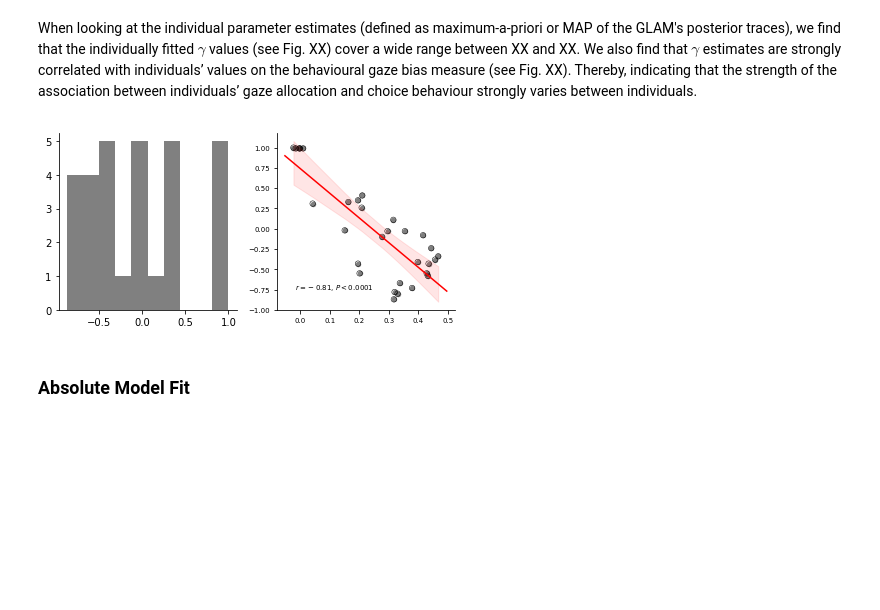
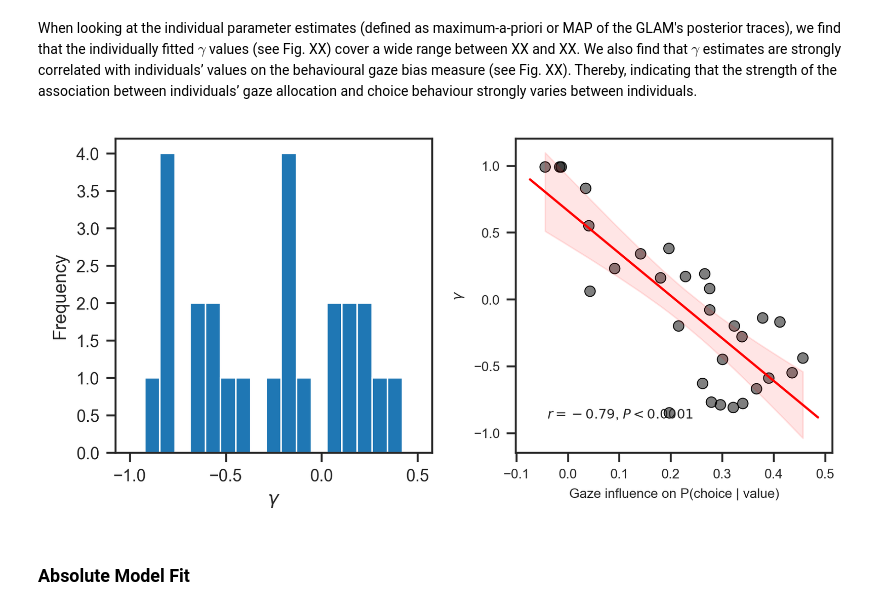
Before and after one commit to glamlab/glambox, a Jupyter notebook: Example_1_Individual_estimation.ipynb, the cells around one changed output. Cells and saved outputs as stored; diff of their text form; code cells hidden in the pictures; blank space fills up the shorter version.

```diff
--- a/Example_1_Individual_estimation.ipynb
+++ b/Example_1_Individual_estimation.ipynb
@@ -194,0 +195,7 @@ no_gaze_bias_model.make_model(kind='individual', gamma_val=1, verbose=False)
+# %%
+np.random.seed(25)
+glam_bias = gb.GLAM(data=data)
+glam_bias.make_model(kind='individual')
+
+glam_nobias = gb.GLAM(data=data)
+glam_nobias.make_model(kind='individual', gamma_val=1)
@@ -220,0 +208,5 @@ no_gaze_bias_model.fit(method=method,
+# %%
+glam_bias.fit(method='MCMC',
+              tune=20000,
+              draws=5000,
+              chains=4)
@@ -309,20 +398,20 @@ When looking at the individual parameter estimates (defined as maximum-a-priori
 # %%
 fig, axs = plt.subplots(1,2,figsize=(6,3),dpi=330)
 
-axs[0].hist(gaze_bias_model.estimates['gamma'],
+axs[0].hist(glam_bias.estimates['gamma'],
             bins=np.linspace(-1,0.5,20))
 gb.plots.plot_correlation(subject_data_summary['gaze_influence'],
-                          gaze_bias_model.estimates['gamma'],
+                          glam_bias.estimates['gamma'],
                           ax=axs[1])
 
 axs[0].set_ylabel('Frequency')
 axs[0].set_xlabel(r'$\gamma$')
 axs[1].set_ylabel(r'$\gamma$')
 axs[1].set_xlabel('Gaze influence on P(choice | value)')
 fig.tight_layout()
 fig.savefig('examples/example_1/figures/Figure_2_gaze_bias_estimates.png', dpi=330)
 # %% [output]
-[figure, old version]
+[figure, new version]
 # %% [markdown]
 ### Absolute Model Fit
 # %% [markdown]
```
Also changed, not shown: parts of 47 cells of this notebook, 10 other files.
